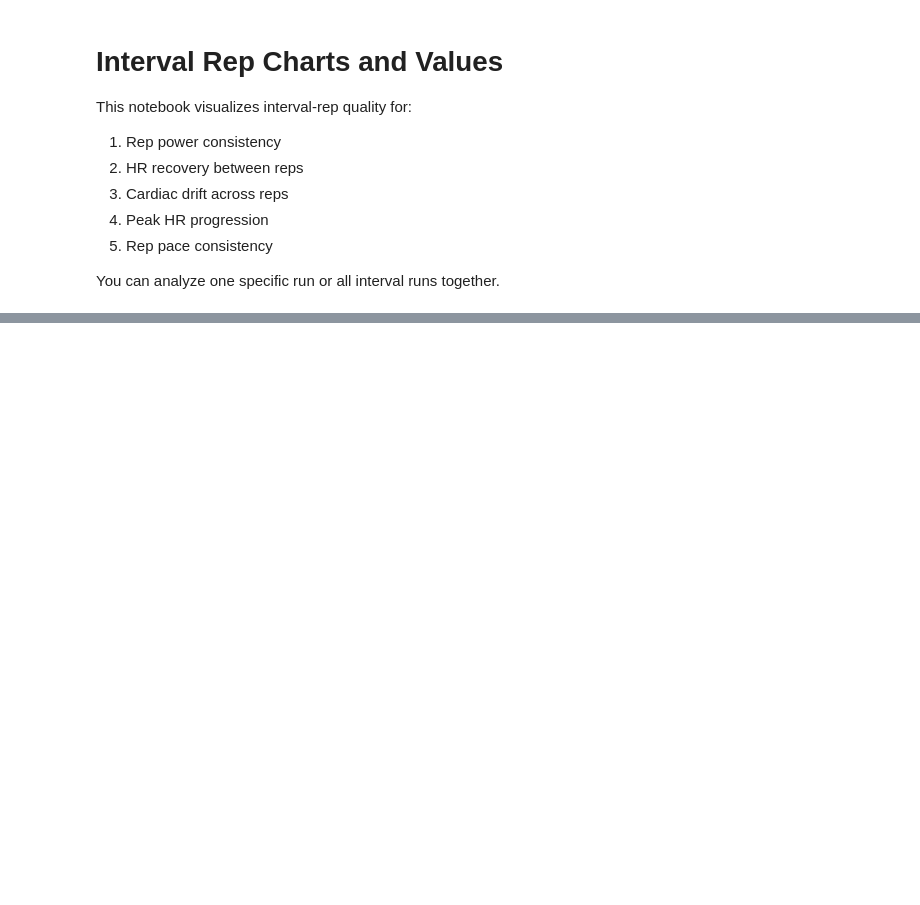
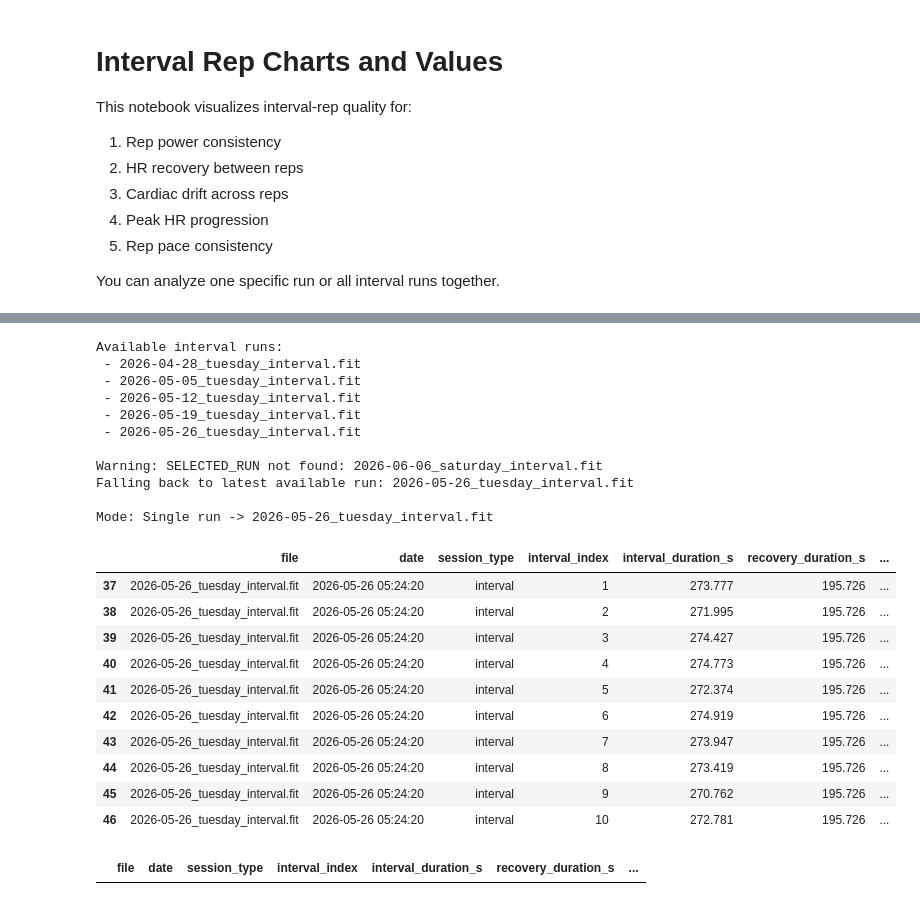
Before and after one commit to jvinodraj/theEagle, a Jupyter notebook: notebooks/interval_rep_charts.ipynb, the cells around one changed output, grey strips where cells are left out. Drawn from its saved outputs; the diff is of its cells as text; code cells hidden in the pictures; blank space fills up the shorter version.

```diff
--- a/notebooks/interval_rep_charts.ipynb
+++ b/notebooks/interval_rep_charts.ipynb
@@ -47,26 +50,70 @@ print(f'Interval runs available: {interval_df["file"].nunique()}')
 # %%
 # Set to a specific filename to analyze one run, or keep None for all interval runs
-SELECTED_RUN = None
+# SELECTED_RUN = None
+SELECTED_RUN = '2026-06-06_saturday_interval.fit'
 # Example: SELECTED_RUN = '2026-05-26_tuesday_interval.fit'
 
 available_runs = sorted(interval_df['file'].dropna().unique())
 print('Available interval runs:')
 for run_name in available_runs:
     print(' -', run_name)
 
 if SELECTED_RUN is None:
     plot_df = interval_df.copy()
-    print('\nMode: ALL interval runs')
+    mode_text = 'ALL interval runs'
 else:
+    # Try exact match first.
     plot_df = interval_df[interval_df['file'].eq(SELECTED_RUN)].copy()
+
+    # Then try a case-insensitive match for convenience.
     if plot_df.empty:
-        raise ValueError(f'SELECTED_RUN not found: {SELECTED_RUN}')
-    print(f'\nMode: Single run -> {SELECTED_RUN}')
+        lower_map = {str(x).lower(): x for x in available_runs}
+        matched = lower_map.get(str(SELECTED_RUN).lower())
+        if matched is not None:
+            SELECTED_RUN = matched
+            plot_df = interval_df[interval_df['file'].eq(SELECTED_RUN)].copy()
+
+    # If still missing, fall back to the latest available run.
+    if plot_df.empty:
+        if not available_runs:
+            raise ValueError('No interval runs are available to plot.')
+        fallback_run = available_runs[-1]
+        print(f"\nWarning: SELECTED_RUN not found: {SELECTED_RUN}")
+        print(f"Falling back to latest available run: {fallback_run}")
+        SELECTED_RUN = fallback_run
+        plot_df = interval_df[interval_df['file'].eq(SELECTED_RUN)].copy()
+
+    mode_text = f'Single run -> {SELECTED_RUN}'
+
+print(f'\nMode: {mode_text}')
 
 plot_df = plot_df.sort_values(['file', 'interval_index'])
 plot_df[['avg_power', 'hr_recovery_60s_bpm', 'avg_hr', 'max_hr', 'pace_min_per_km']] = plot_df[['avg_power', 'hr_recovery_60s_bpm', 'avg_hr', 'max_hr', 'pace_min_per_km']].apply(pd.to_numeric, errors='coerce')
 
 display(plot_df.head(10))
+# %% [output]
+Available interval runs:
+ - 2026-04-28_tuesday_interval.fit
+ - 2026-05-05_tuesday_interval.fit
+ - 2026-05-12_tuesday_interval.fit
+ - 2026-05-19_tuesday_interval.fit
+ - 2026-05-26_tuesday_interval.fit
+
+Warning: SELECTED_RUN not found: 2026-06-06_saturday_interval.fit
+Falling back to latest available run: 2026-05-26_tuesday_interval.fit
+
+Mode: Single run -> 2026-05-26_tuesday_interval.fit
+|  | file | date | session_type | interval_index | interval_duration_s | recovery_duration_s | ... |
+| 37 | 2026-05-26_tuesday_interval.fit | 2026-05-26 05:24:20 | interval | 1 | 273.777 | 195.726 | ... |
+| 38 | 2026-05-26_tuesday_interval.fit | 2026-05-26 05:24:20 | interval | 2 | 271.995 | 195.726 | ... |
+| 39 | 2026-05-26_tuesday_interval.fit | 2026-05-26 05:24:20 | interval | 3 | 274.427 | 195.726 | ... |
+| 40 | 2026-05-26_tuesday_interval.fit | 2026-05-26 05:24:20 | interval | 4 | 274.773 | 195.726 | ... |
+| 41 | 2026-05-26_tuesday_interval.fit | 2026-05-26 05:24:20 | interval | 5 | 272.374 | 195.726 | ... |
+| 42 | 2026-05-26_tuesday_interval.fit | 2026-05-26 05:24:20 | interval | 6 | 274.919 | 195.726 | ... |
+| 43 | 2026-05-26_tuesday_interval.fit | 2026-05-26 05:24:20 | interval | 7 | 273.947 | 195.726 | ... |
+| 44 | 2026-05-26_tuesday_interval.fit | 2026-05-26 05:24:20 | interval | 8 | 273.419 | 195.726 | ... |
+| 45 | 2026-05-26_tuesday_interval.fit | 2026-05-26 05:24:20 | interval | 9 | 270.762 | 195.726 | ... |
+| 46 | 2026-05-26_tuesday_interval.fit | 2026-05-26 05:24:20 | interval | 10 | 272.781 | 195.726 | ... |
 # %%
 def cv_percent(series: pd.Series) -> float:
     x = pd.to_numeric(series, errors='coerce').dropna()
@@ -97,6 +144,8 @@ summary = (
 
 summary = summary.sort_values('file').reset_index(drop=True)
 display(summary)
+# %% [output]
+|  | file | date | session_type | interval_index | interval_duration_s | recovery_duration_s | ... |
 # %%
 metrics = [
     ('avg_power', 'Rep Power (W)', 'Rep power consistency'),
```
Also changed, not shown: parts of 2 cells of this notebook, 10 other files.
